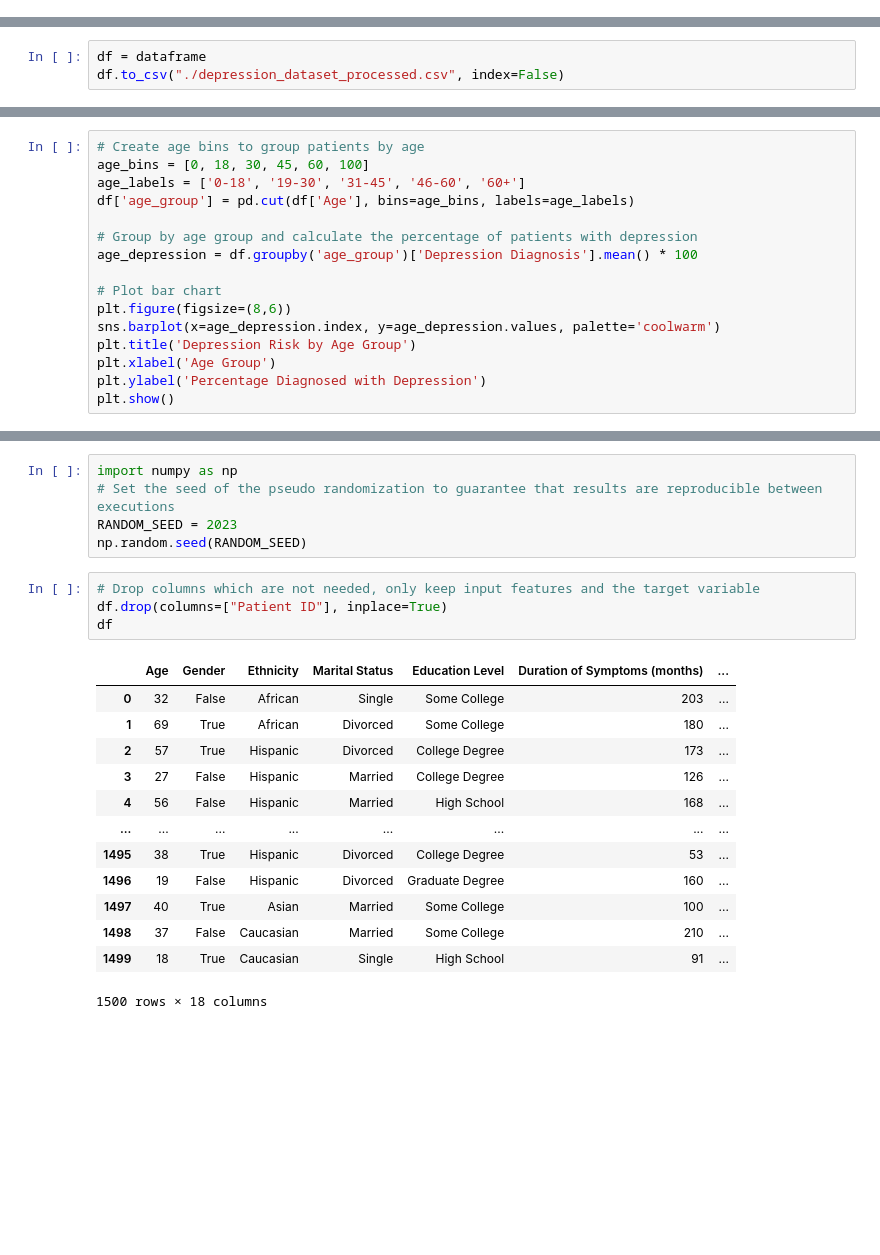
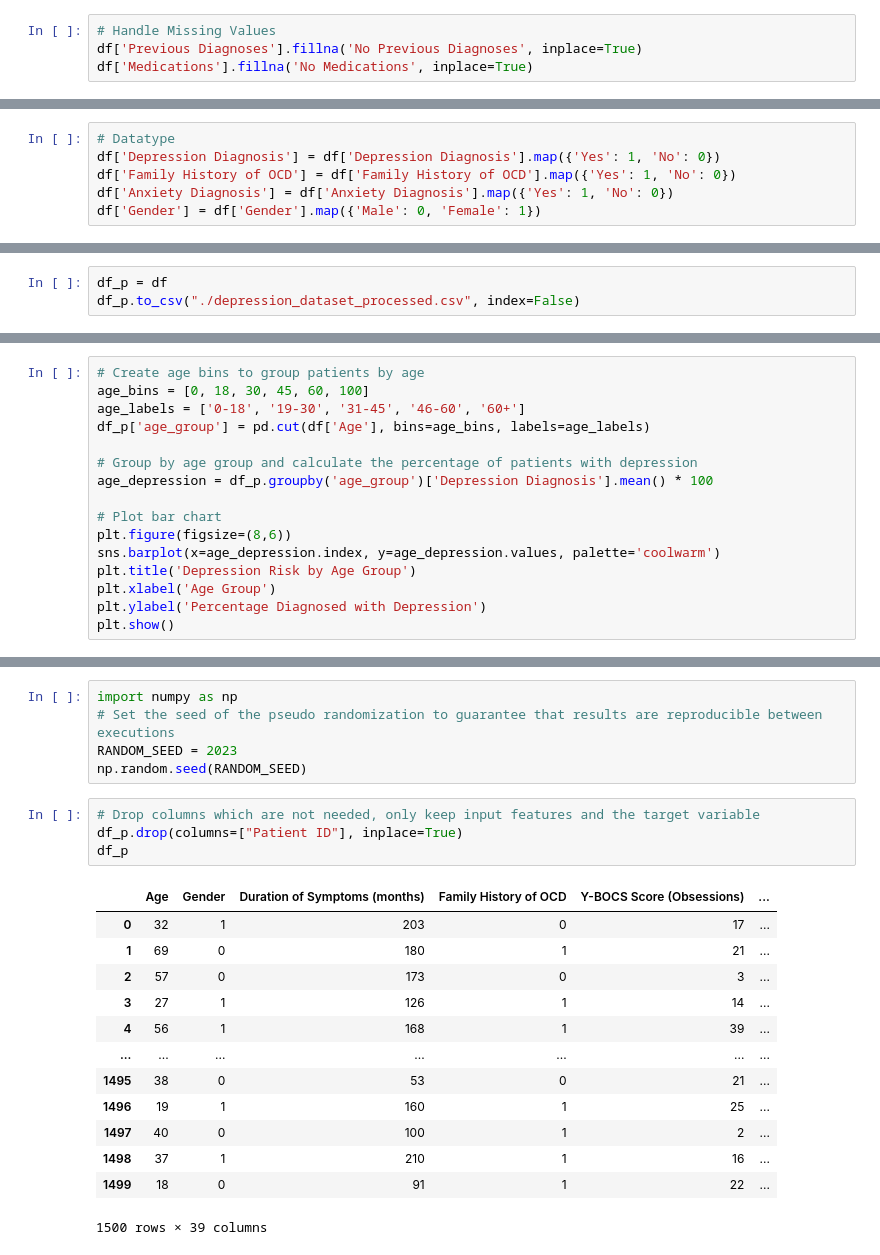
Before and after one commit to aalexakos/Depression-Detection, a Jupyter notebook: JupyterNotebookDepressionDataset.ipynb, the cells around one changed output, grey strips where cells are left out. Drawn from its saved outputs; the diff is of its cells as text; blank space fills up the shorter version.

```diff
--- a/JupyterNotebookDepressionDataset.ipynb
+++ b/JupyterNotebookDepressionDataset.ipynb
@@ -129,0 +136,4 @@ b) Rename columns (if wanted)
+# %%
+# Handle Missing Values
+df['Previous Diagnoses'].fillna('No Previous Diagnoses', inplace=True)
+df['Medications'].fillna('No Medications', inplace=True)
@@ -129,0 +142,6 @@ b) Rename columns (if wanted)
+# %%
+# Datatype
+df['Depression Diagnosis'] = df['Depression Diagnosis'].map({'Yes': 1, 'No': 0})
+df['Family History of OCD'] = df['Family History of OCD'].map({'Yes': 1, 'No': 0})
+df['Anxiety Diagnosis'] = df['Anxiety Diagnosis'].map({'Yes': 1, 'No': 0})
+df['Gender'] = df['Gender'].map({'Male': 0, 'Female': 1})
@@ -130,8 +244,8 @@ b) Rename columns (if wanted)
 # %% [markdown]
 c) Create a file with processed data
 # %%
-df = dataframe
-df.to_csv("./depression_dataset_processed.csv", index=False)
+df_p = df
+df_p.to_csv("./depression_dataset_processed.csv", index=False)
 # %% [markdown]
 ---
 # %% [markdown]
@@ -193,10 +307,10 @@ to make it interactive:
 # Create age bins to group patients by age
 age_bins = [0, 18, 30, 45, 60, 100]
 age_labels = ['0-18', '19-30', '31-45', '46-60', '60+']
-df['age_group'] = pd.cut(df['Age'], bins=age_bins, labels=age_labels)
+df_p['age_group'] = pd.cut(df['Age'], bins=age_bins, labels=age_labels)
 
 # Group by age group and calculate the percentage of patients with depression
-age_depression = df.groupby('age_group')['Depression Diagnosis'].mean() * 100
+age_depression = df_p.groupby('age_group')['Depression Diagnosis'].mean() * 100
 
 # Plot bar chart
 plt.figure(figsize=(8,6))
@@ -505,19 +419,19 @@ RANDOM_SEED = 2023
 np.random.seed(RANDOM_SEED)
 # %%
 # Drop columns which are not needed, only keep input features and the target variable
-df.drop(columns=["Patient ID"], inplace=True)
-df
+df_p.drop(columns=["Patient ID"], inplace=True)
+df_p
 # %% [output]
-|  | Age | Gender | Ethnicity | Marital Status | Education Level | Duration of Symptoms (months) | ... |
-| 0 | 32 | False | African | Single | Some College | 203 | ... |
-| 1 | 69 | True | African | Divorced | Some College | 180 | ... |
-| 2 | 57 | True | Hispanic | Divorced | College Degree | 173 | ... |
-| 3 | 27 | False | Hispanic | Married | College Degree | 126 | ... |
-| 4 | 56 | False | Hispanic | Married | High School | 168 | ... |
-| ... | ... | ... | ... | ... | ... | ... | ... |
-| 1495 | 38 | True | Hispanic | Divorced | College Degree | 53 | ... |
-| 1496 | 19 | False | Hispanic | Divorced | Graduate Degree | 160 | ... |
-| 1497 | 40 | True | Asian | Married | Some College | 100 | ... |
-| 1498 | 37 | False | Caucasian | Married | Some College | 210 | ... |
-| 1499 | 18 | True | Caucasian | Single | High School | 91 | ... |
+|  | Age | Gender | Duration of Symptoms (months) | Family History of OCD | Y-BOCS Score (Obsessions) | ... |
+| 0 | 32 | 1 | 203 | 0 | 17 | ... |
+| 1 | 69 | 0 | 180 | 1 | 21 | ... |
+| 2 | 57 | 0 | 173 | 0 | 3 | ... |
+| 3 | 27 | 1 | 126 | 1 | 14 | ... |
+| 4 | 56 | 1 | 168 | 1 | 39 | ... |
+| ... | ... | ... | ... | ... | ... | ... |
+| 1495 | 38 | 0 | 53 | 0 | 21 | ... |
+| 1496 | 19 | 1 | 160 | 1 | 25 | ... |
+| 1497 | 40 | 0 | 100 | 1 | 2 | ... |
+| 1498 | 37 | 1 | 210 | 1 | 16 | ... |
+| 1499 | 18 | 0 | 91 | 1 | 22 | ... |
-1500 rows × 18 columns
+1500 rows × 39 columns
```
Also changed, not shown: parts of 34 cells of this notebook, 2 other files.
